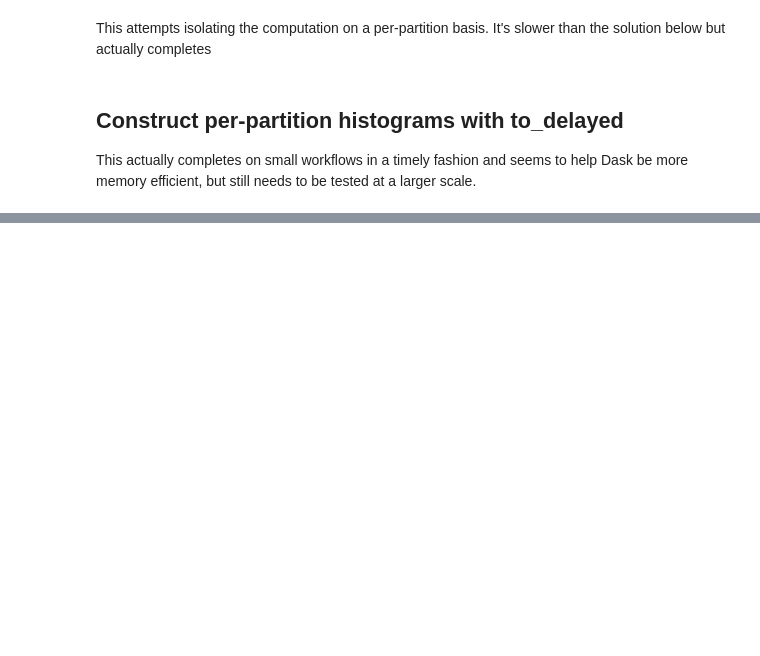
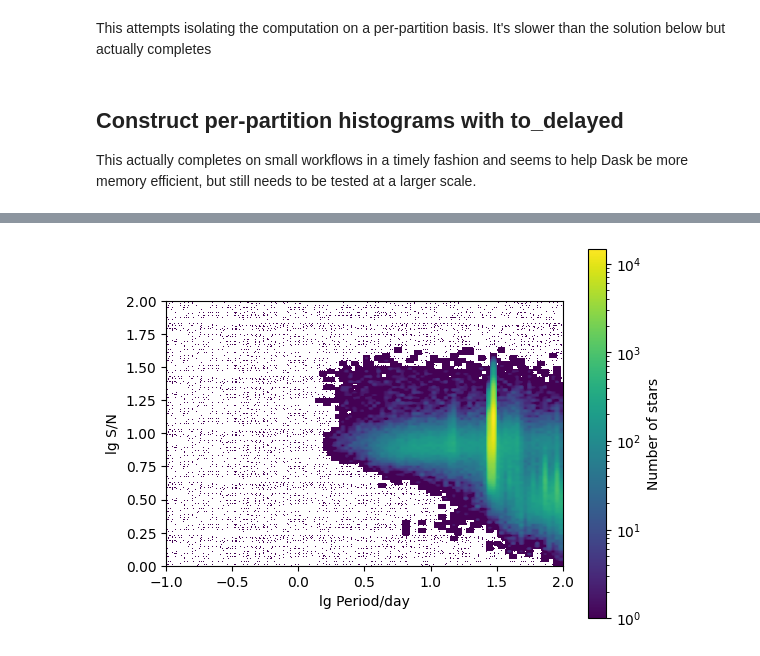
Before and after one commit to lincc-frameworks/notebooks_lf, a Jupyter notebook: ztf_periodogram/chunking/ztf_periodogram_epyc_chunking.ipynb, the cells around one changed output, grey strips where cells are left out. Cells and saved outputs as stored; diff of their text form; code cells hidden in the pictures; blank space fills up the shorter version.

Commit message:
Update chunking

```diff
--- a/ztf_periodogram/chunking/ztf_periodogram_epyc_chunking.ipynb
+++ b/ztf_periodogram/chunking/ztf_periodogram_epyc_chunking.ipynb
@@ -48,7 +52,7 @@ print(f"Dask verion: {dask.__version__}")
 n_workers = 16
 memory_per_worker = 20 # in GB
 threads_per_worker = 2 # We want 10 GB per worker thread
-partition_chunk_size = 1000
+partition_chunk_size = 10
 # %% [markdown]
 Some additional setup for using Dask on epyc:
 # %%
@@ -291,21 +324,9 @@ lg_snr_bin_count = len(lg_snr_bins) - 1
 
 # Function to compute histogram for each partition
 def compute_partition_histogram(partition_df):
-    # Dropna and replace zeroes to handle log10 computation
-    period_0 = partition_df["period_0"].replace(0, np.nan).dropna()
-    snr_0 = partition_df["period_s_to_n_0"].replace(0, np.nan).dropna()
-
-    # If the partition is empty after dropna, return an empty histogram
-    if period_0.empty or snr_0.empty:
-        return np.zeros((lg_period_bin_count, lg_snr_bin_count))
-
-    # Convert this partition to a dask array so it can we can lazily evaluate the histogram
-    lg_period = dask.array.log10(dask.array.asarray(period_0))
-    lg_snr = dask.array.log10(dask.array.asarray(snr_0))
-
-    # Convert to numpy arrays
-    lg_period = np.log10(period_0)
-    lg_snr = np.log10(snr_0)
+    # Calculate log values and filter out non-positive values (since log10 can't take 0 or negative)
+    lg_period = np.log10(partition_df["period_0"].replace(0, np.nan).dropna())
+    lg_snr = np.log10(partition_df["period_s_to_n_0"].replace(0, np.nan).dropna())
 
     # Compute the histogram for the partition
     hist2d, _, _ = np.histogram2d(
@@ -340,3 +361,4 @@ later = datetime.now()
 current_time = later.strftime("%m_%d_%H_%M_%S")
 plt.savefig(f"ztf_periodogram_start_{start_time}_end_{current_time}.png")
 print(f"Time elapsed in seconds: {later - now}")
+# %% [output]
@@ -342,0 +366 @@ print(f"Time elapsed in seconds: {later - now}")
+[figure, added]
```
Also changed, not shown: parts of 8 cells of this notebook.
